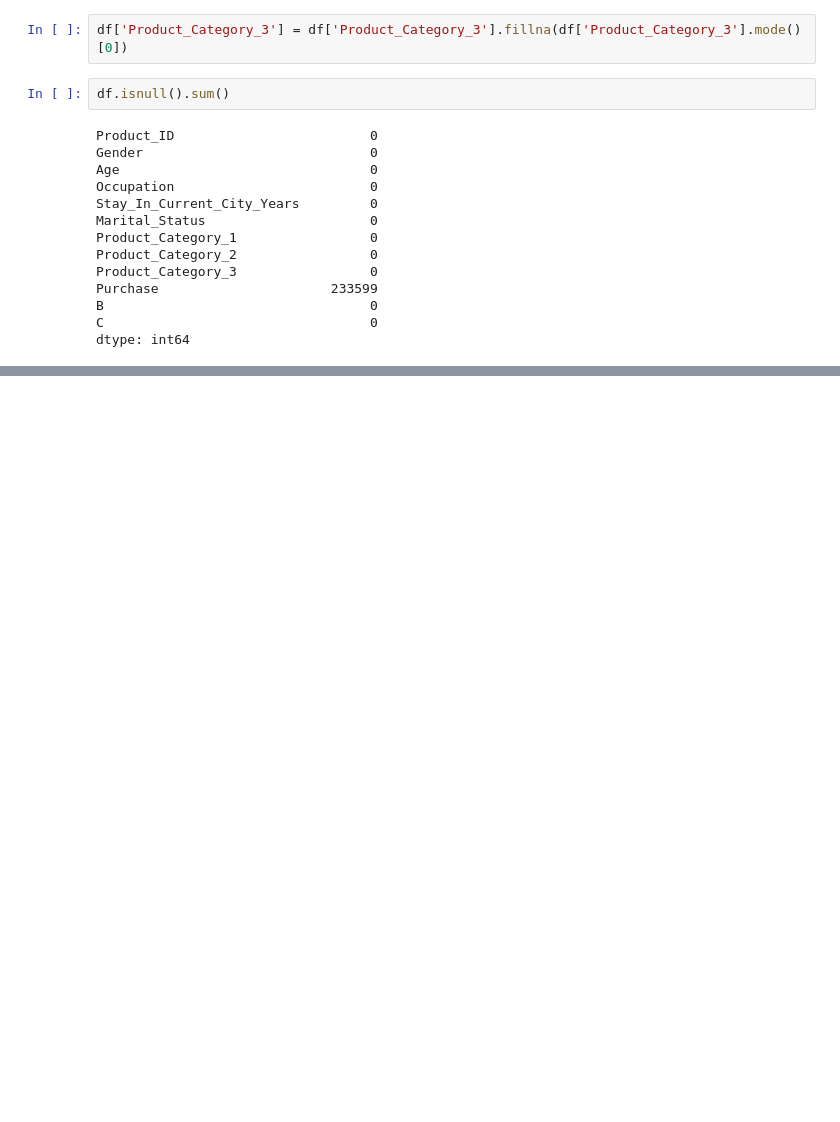
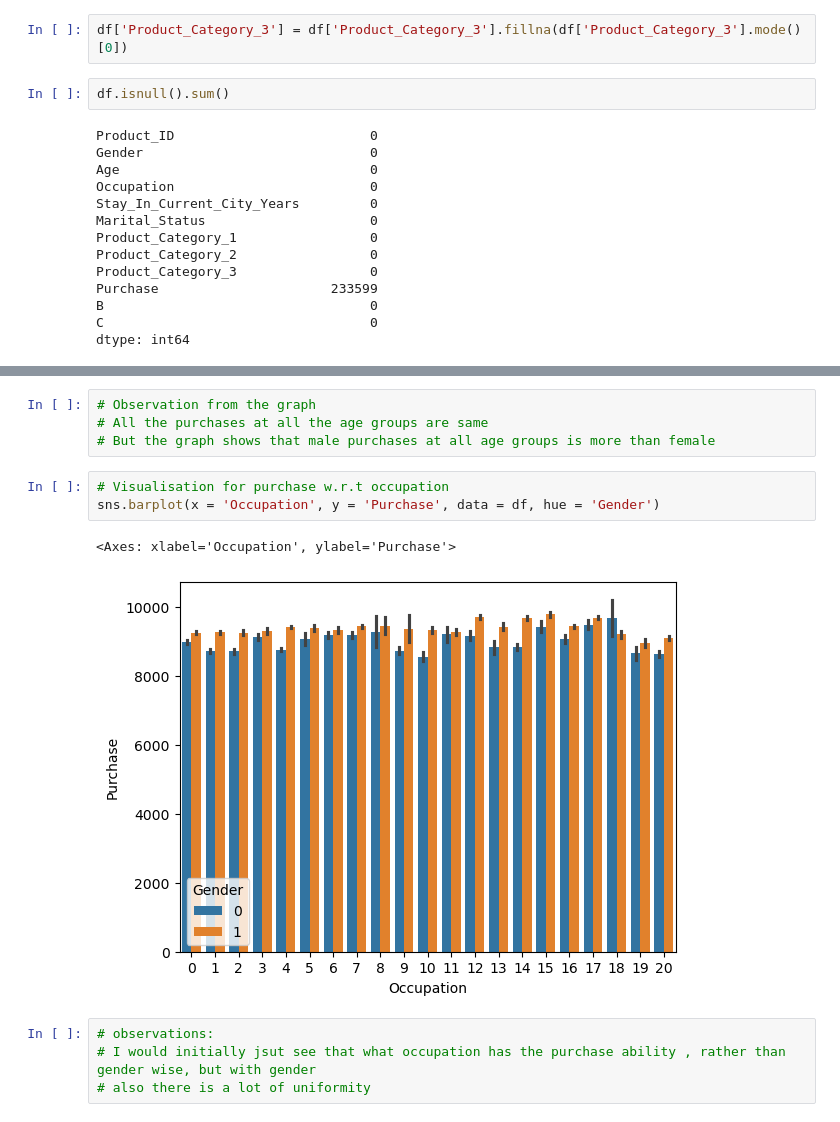
Before and after one commit to aks-ai/Black-Friday-EDA-and-Feature-Engineering-, a Jupyter notebook: black_friday_EDA_feature_engineering.ipynb, the cells around one changed output, grey strips where cells are left out. Drawn from its saved outputs; the diff is of its cells as text; blank space fills up the shorter version.

```diff
--- a/black_friday_EDA_feature_engineering.ipynb
+++ b/black_friday_EDA_feature_engineering.ipynb
@@ -350,0 +426,14 @@ dtype: int64
+# %%
+# Observation from the graph
+# All the purchases at all the age groups are same
+# But the graph shows that male purchases at all age groups is more than female
+# %%
+# Visualisation for purchase w.r.t occupation
+sns.barplot(x = 'Occupation', y = 'Purchase', data = df, hue = 'Gender')
+# %% [output]
+<Axes: xlabel='Occupation', ylabel='Purchase'>
+[figure, added]
+# %%
+# observations:
+# I would initially jsut see that what occupation has the purchase ability , rather than gender wise, but with gender
+# also there is a lot of uniformity
```
Also changed, not shown: parts of 21 cells of this notebook.
